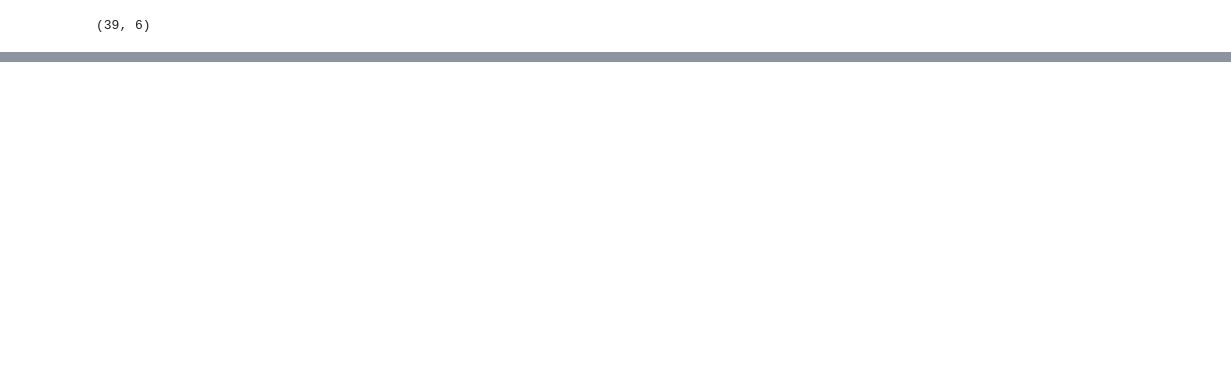
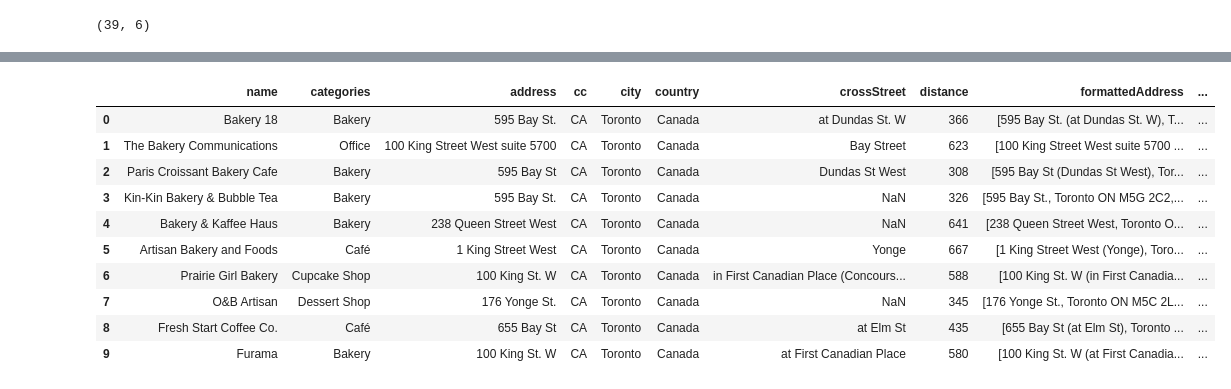
Before and after one commit to bacon369/Coursera_Capstone2, a Jupyter notebook: Data Science Capstone-Segmenting&Clustering.ipynb, the cells around one changed output, grey strips where cells are left out. Cells and saved outputs as stored; diff of their text form; code cells hidden in the pictures; blank space fills up the shorter version.

```diff
--- a/Data Science Capstone-Segmenting&Clustering.ipynb
+++ b/Data Science Capstone-Segmenting&Clustering.ipynb
@@ -260,0 +267,36 @@ dataframe.head(10)
+# %%
+# keep only columns that include venue name, and anything that is associated with location
+filtered_columns = ['name', 'categories'] + [col for col in dataframe.columns if col.startswith('location.')] + ['id']
+dataframe_filtered = dataframe.loc[:, filtered_columns]
+
+# function that extracts the category of the venue
+def get_category_type(row):
+    try:
+        categories_list = row['categories']
+    except:
+        categories_list = row['venue.categories']
+
+    if len(categories_list) == 0:
+        return None
+    else:
+        return categories_list[0]['name']
+
+# filter the category for each row
+dataframe_filtered['categories'] = dataframe_filtered.apply(get_category_type, axis=1)
+
+# clean column names by keeping only last term
+dataframe_filtered.columns = [column.split('.')[-1] for column in dataframe_filtered.columns]
+
+dataframe_filtered
+# %% [output]
+|  | name | categories | address | cc | city | country | crossStreet | distance | formattedAddress | ... |
+| 0 | Bakery 18 | Bakery | 595 Bay St. | CA | Toronto | Canada | at Dundas St. W | 366 | [595 Bay St. (at Dundas St. W), T... | ... |
+| 1 | The Bakery Communications | Office | 100 King Street West suite 5700 | CA | Toronto | Canada | Bay Street | 623 | [100 King Street West suite 5700 ... | ... |
+| 2 | Paris Croissant Bakery Cafe | Bakery | 595 Bay St | CA | Toronto | Canada | Dundas St West | 308 | [595 Bay St (Dundas St West), Tor... | ... |
+| 3 | Kin-Kin Bakery & Bubble Tea | Bakery | 595 Bay St. | CA | Toronto | Canada | NaN | 326 | [595 Bay St., Toronto ON M5G 2C2,... | ... |
+| 4 | Bakery & Kaffee Haus | Bakery | 238 Queen Street West | CA | Toronto | Canada | NaN | 641 | [238 Queen Street West, Toronto O... | ... |
+| 5 | Artisan Bakery and Foods | Café | 1 King Street West | CA | Toronto | Canada | Yonge | 667 | [1 King Street West (Yonge), Toro... | ... |
+| 6 | Prairie Girl Bakery | Cupcake Shop | 100 King St. W | CA | Toronto | Canada | in First Canadian Place (Concours... | 588 | [100 King St. W (in First Canadia... | ... |
+| 7 | O&B Artisan | Dessert Shop | 176 Yonge St. | CA | Toronto | Canada | NaN | 345 | [176 Yonge St., Toronto ON M5C 2L... | ... |
+| 8 | Fresh Start Coffee Co. | Café | 655 Bay St | CA | Toronto | Canada | at Elm St | 435 | [655 Bay St (at Elm St), Toronto ... | ... |
+| 9 | Furama | Bakery | 100 King St. W | CA | Toronto | Canada | at First Canadian Place | 580 | [100 King St. W (at First Canadia... | ... |
```
Also changed, not shown: parts of 8 cells of this notebook.
